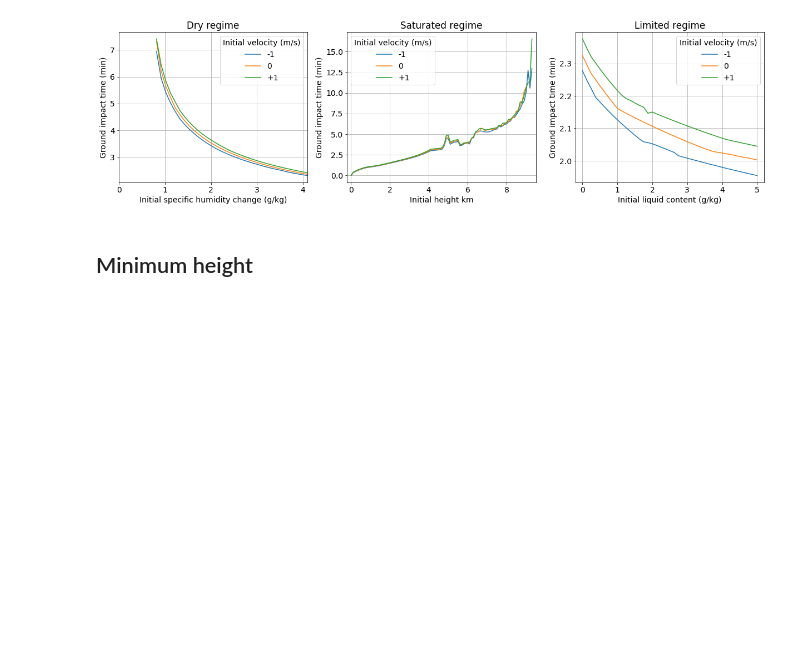
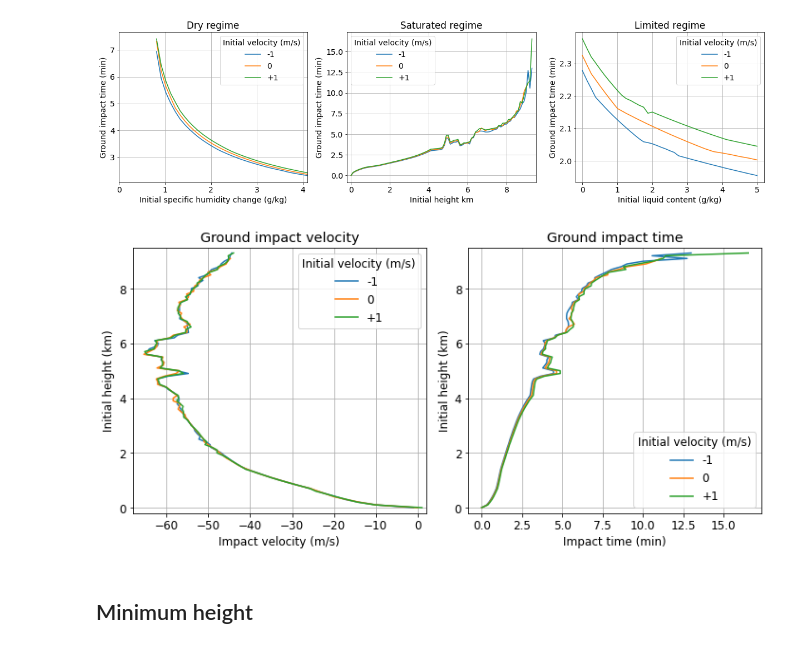
Before and after one commit to tschanzer/taste-of-research-21T3, a Jupyter notebook: notebooks/20210929_presentation_figures/20210929_presentation_figures.ipynb, the cells around one changed output. Cells and saved outputs as stored; diff of their text form; code cells hidden in the pictures; blank space fills up the shorter version.

Commit message:
Update figures for presentation

```diff
--- a/notebooks/20210929_presentation_figures/20210929_presentation_figures.ipynb
+++ b/notebooks/20210929_presentation_figures/20210929_presentation_figures.ipynb
@@ -305,6 +305,64 @@ fig.savefig(
 plt.show()
 # %% [output]
 [figure]
+# %%
+fig = plt.figure(figsize=(10,5))
+plt.rcParams.update({'font.size': 12})
+
+ax = fig.add_subplot(121)
+for i, sounding in enumerate([abu_dhabi]):
+    ax.plot(
+        initial_velocity_down_sat[sounding.name].hit_ground_velocity,
+        initial_height_sat,
+        label='-1')
+    ax.plot(
+        initial_velocity_zero_sat[sounding.name].hit_ground_velocity,
+        initial_height_sat,
+        label='0')
+    ax.plot(
+        initial_velocity_up_sat[sounding.name].hit_ground_velocity,
+        initial_height_sat,
+        label='+1')
+    lgd = ax.legend()
+    lgd.set_title('Initial velocity (m/s)')
+    ax.set(
+        ylabel='Initial height (km)',
+        xlabel='Impact velocity (m/s)',
+        title='Ground impact velocity')
+    ax.set_ylim(-0.2, 9.5)
+    ax.set_xlim(-68, 2)
+    ax.grid()
+
+ax = fig.add_subplot(122)
+for i, sounding in enumerate([abu_dhabi]):
+    ax.plot(
+        initial_velocity_down_sat[sounding.name].hit_ground_time.to(units.min),
+        initial_height_sat,
+        label='-1')
+    ax.plot(
+        initial_velocity_zero_sat[sounding.name].hit_ground_time.to(units.min),
+        initial_height_sat,
+        label='0')
+    ax.plot(
+        initial_velocity_up_sat[sounding.name].hit_ground_time.to(units.min),
+        initial_height_sat,
+        label='+1')
+    lgd = ax.legend()
+    lgd.set_title('Initial velocity (m/s)')
+    ax.set(
+        ylabel='Initial height (km)',
+        xlabel='Impact time (min)',
+        title='Ground impact time')
+    ax.set_ylim(-0.2, 9.5)
+    ax.grid()
+
+fig.tight_layout()
+fig.savefig(
+    fig_path + 'abu_dhabi_simplified.png', dpi=300, facecolor='w',
+    bbox_inches='tight')
+plt.show()
+# %% [output]
+[figure, added]
 # %% [markdown]
 ## Minimum height
 # %%
```
Also changed, not shown: parts of 4 cells of this notebook.
